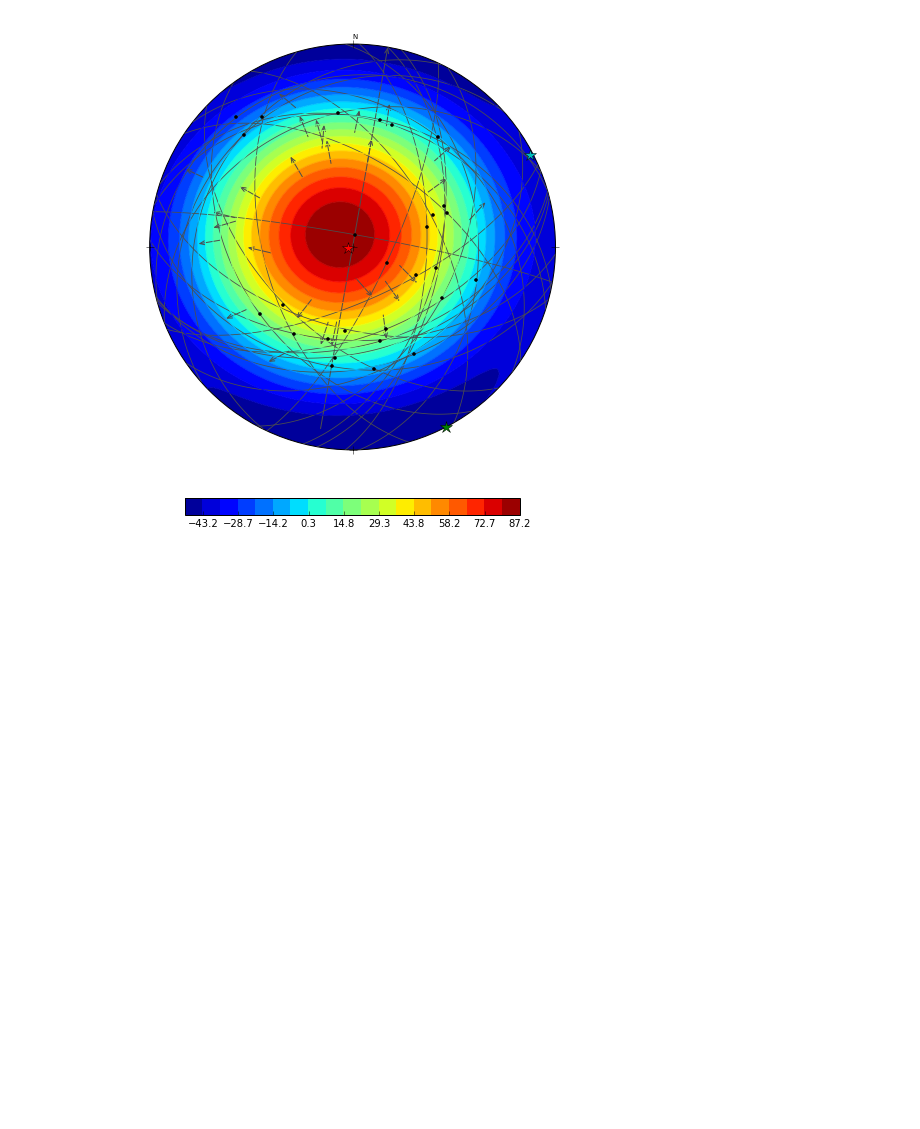
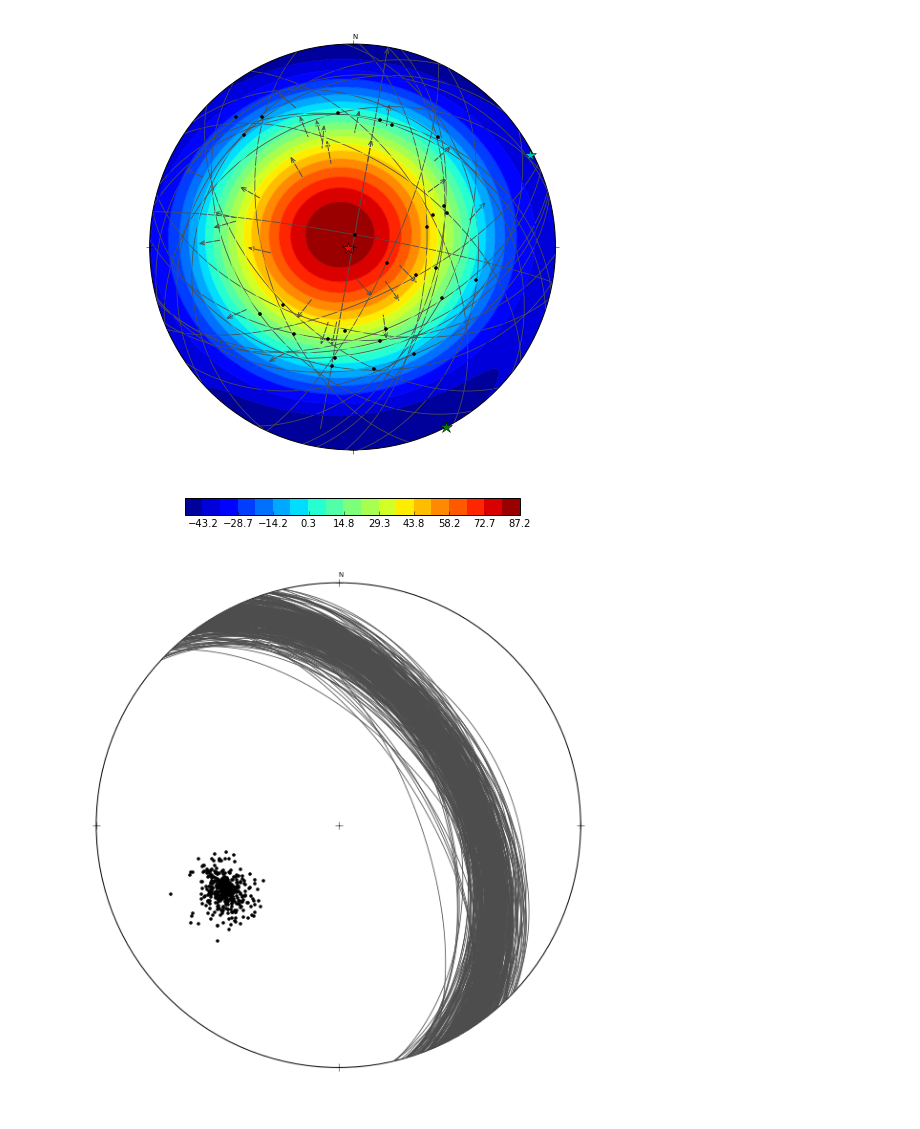
Before and after one commit to endarthur/autti, a Jupyter notebook: auttitude_testing.ipynb, the cells around one changed output. Cells and saved outputs as stored; diff of their text form; code cells hidden in the pictures; blank space fills up the shorter version.

```diff
--- a/auttitude_testing.ipynb
+++ b/auttitude_testing.ipynb
@@ -197,3 +197,14 @@ plt.colorbar(c, shrink=.6, orientation='horizontal', pad=.05)
 Phi= 0.0376033290839
 <matplotlib.colorbar.Colorbar at 0x...>
 [figure]
+# %%
+np.random.seed(0)
+fisher_data = at.sample.fisher_sample(x, 100, 500)
+
+fig, ax = plt.subplots(figsize=(10, 10))
+plot = at.ProjectionPlot(ax)
+plot.clear_diagram()
+plot.plot_poles(fisher_data)
+plot.plot_circles(fisher_data.great_circle())
+# %% [output]
+[figure, added]
```
Also changed, not shown: parts of 1 cell of this notebook, 7 other files.
